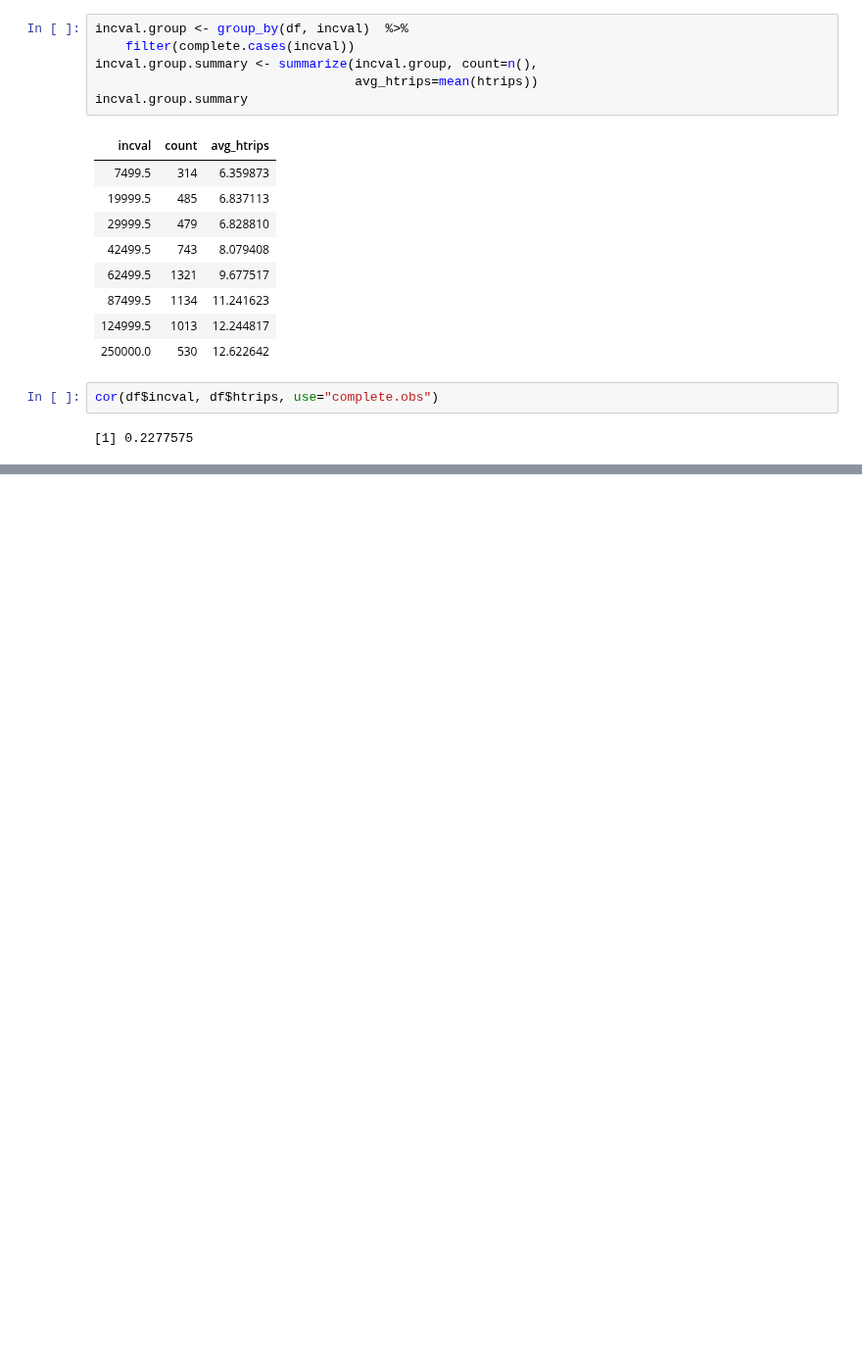
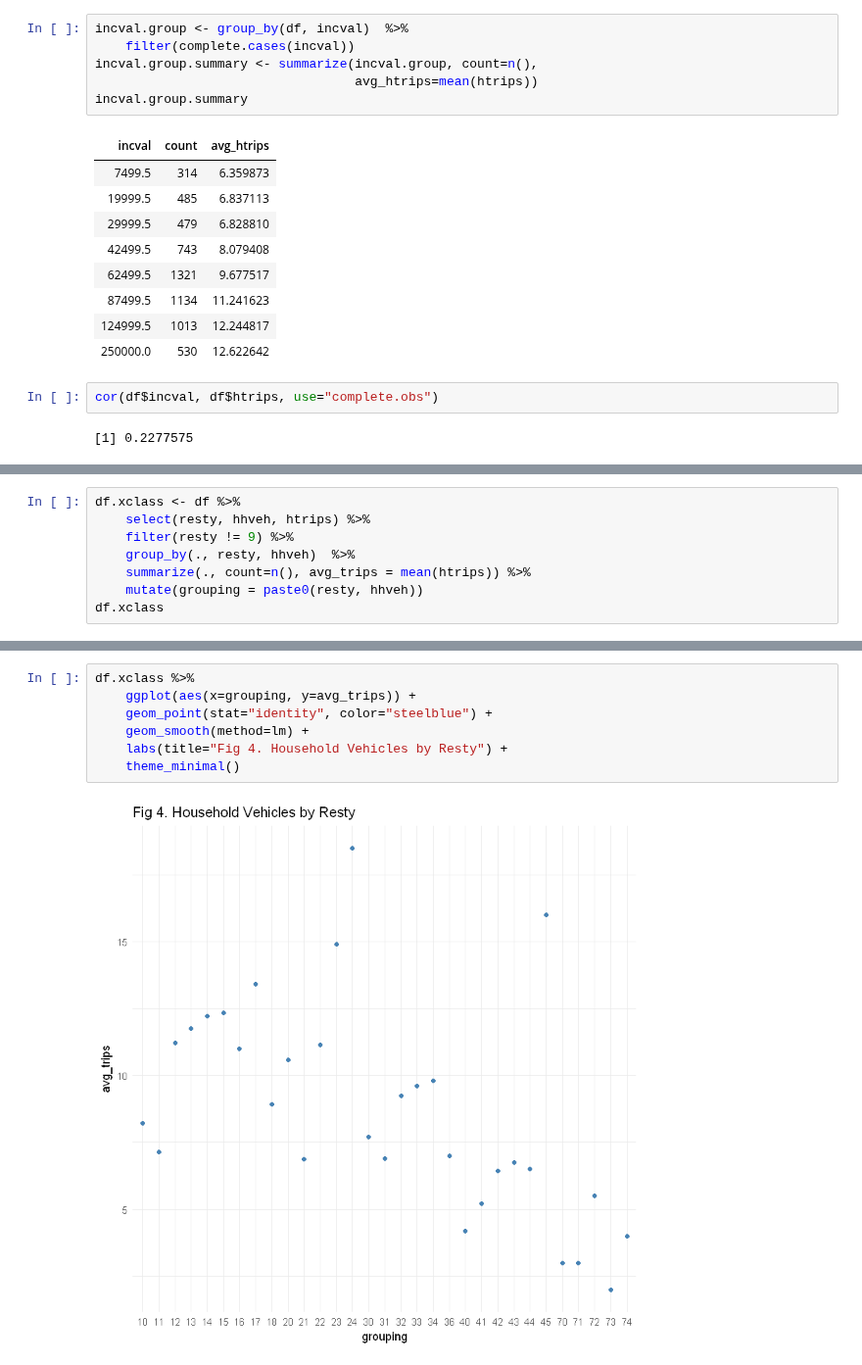
Before and after one commit to saashimi/USP_587, a Jupyter notebook: hw1-r.ipynb, the cells around one changed output, grey strips where cells are left out. Shown at 98% size. Cells and saved outputs as stored; diff of their text form; blank space fills up the shorter version.

```diff
--- a/hw1-r.ipynb
+++ b/hw1-r.ipynb
@@ -204,0 +209,8 @@ cor(df$incval, df$htrips, use="complete.obs")
+# %%
+df.xclass <- df %>%
+    select(resty, hhveh, htrips) %>%
+    filter(resty != 9) %>%
+    group_by(., resty, hhveh)  %>%
+    summarize(., count=n(), avg_trips = mean(htrips)) %>%
+    mutate(grouping = paste0(resty, hhveh))
+df.xclass
@@ -205 +235,10 @@ cor(df$incval, df$htrips, use="complete.obs")
+# %%
+df.xclass %>%
+    ggplot(aes(x=grouping, y=avg_trips)) +
+    geom_point(stat="identity", color="steelblue") +
+    geom_smooth(method=lm) +
+    labs(title="Fig 4. Household Vehicles by Resty") +
+    theme_minimal()
+# %% [output]
+[figure, added]
 # %%
```
Also changed, not shown: parts of 6 cells of this notebook, 1 other file.
